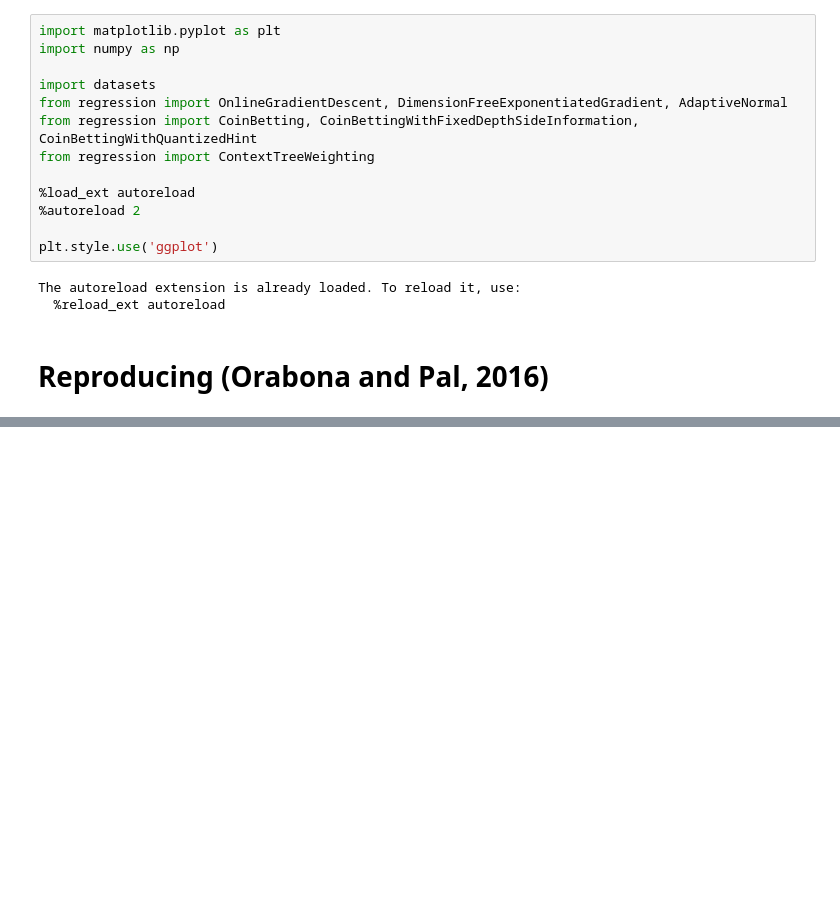
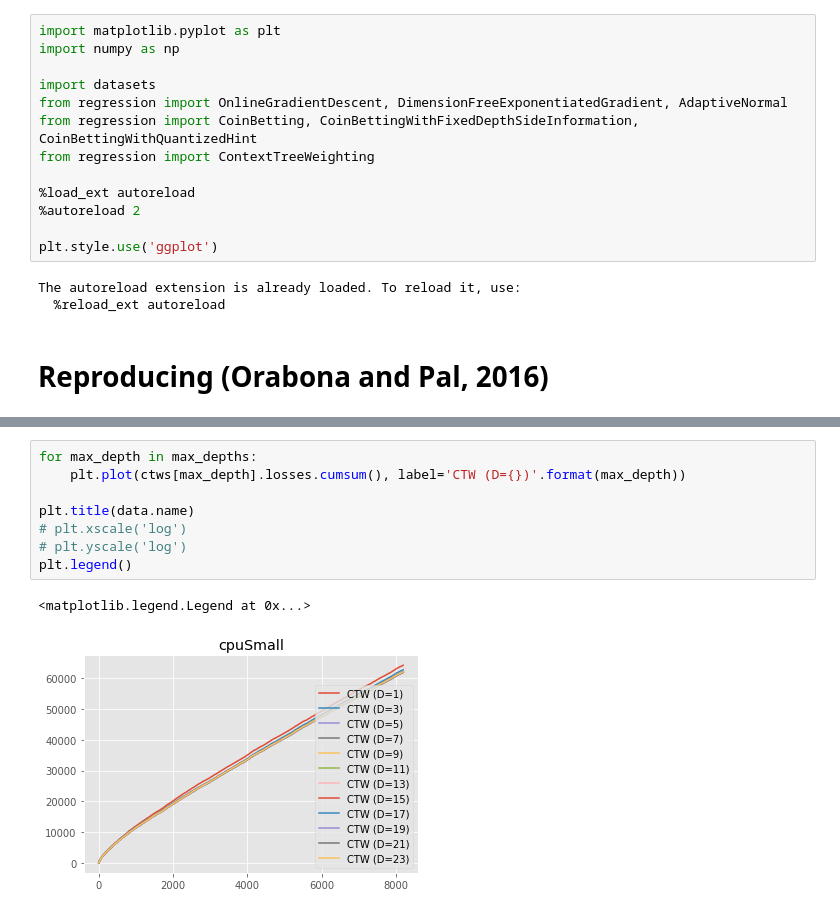
Before and after one commit to jongharyu/olo-with-side-information, a Jupyter notebook: notebooks/linear_regression.ipynb, the cells around one changed output, grey strips where cells are left out. Drawn from its saved outputs; the diff is of its cells as text; blank space fills up the shorter version.

```diff
--- a/notebooks/linear_regression.ipynb
+++ b/notebooks/linear_regression.ipynb
@@ -96,0 +132,11 @@ plt.legend()
+# %%
+for max_depth in max_depths:
+    plt.plot(ctws[max_depth].losses.cumsum(), label='CTW (D={})'.format(max_depth))
+
+plt.title(data.name)
+# plt.xscale('log')
+# plt.yscale('log')
+plt.legend()
+# %% [output]
+<matplotlib.legend.Legend at 0x...>
+[figure, added]
```
Also changed, not shown: parts of 13 cells of this notebook, 1 other file.
